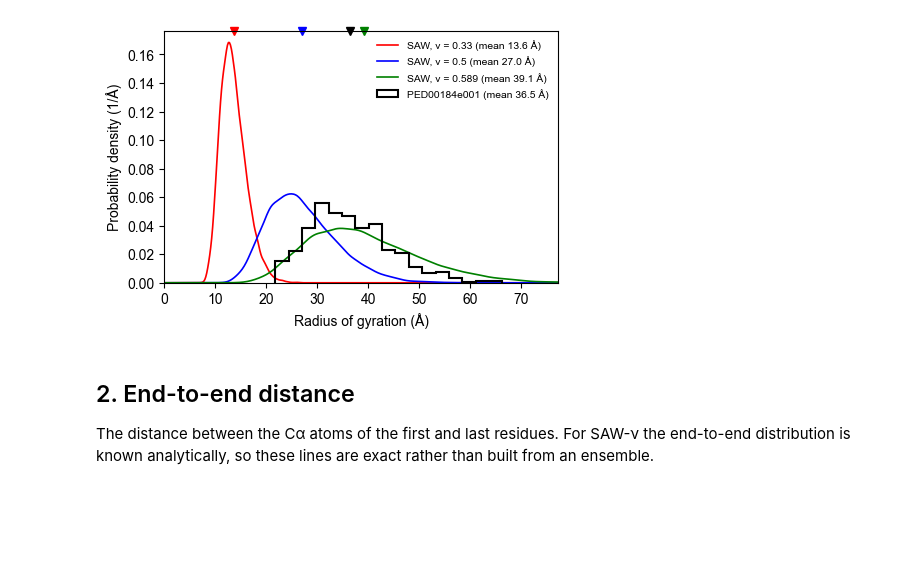
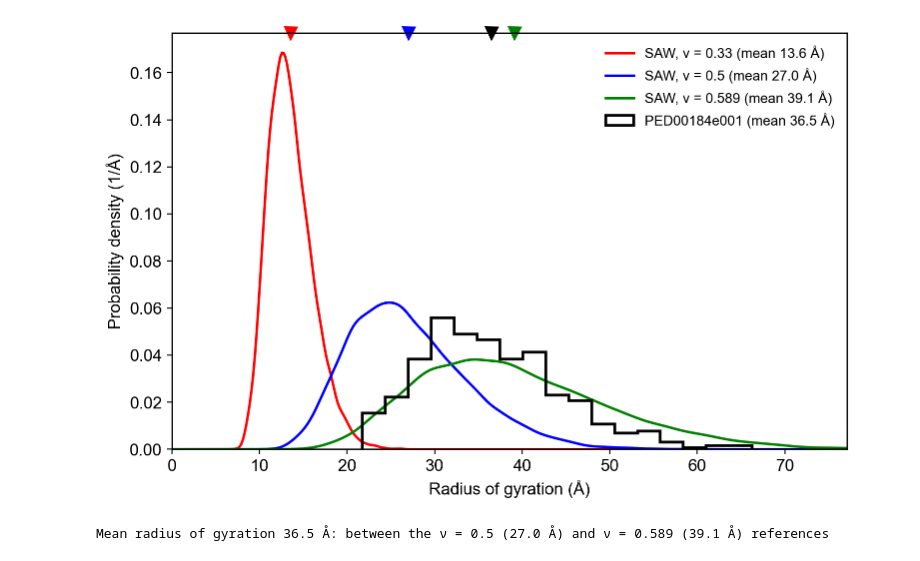
Before and after one commit to holehouse-lab/soursop, a Jupyter notebook: ped-resources/ped_ensemble_characterisation.ipynb, the cells around one changed output. Drawn from its saved outputs; the diff is of its cells as text; code cells hidden in the pictures; blank space fills up the shorter version.

```diff
--- a/ped-resources/ped_ensemble_characterisation.ipynb
+++ b/ped-resources/ped_ensemble_characterisation.ipynb
@@ -220,41 +776,6 @@ The black histogram is the PED ensemble. The coloured lines are length-matched S
 # %%
-def mark_mean(ax, value, colour):
-    """Mark a mean with a triangle along the top of an axis.
-
-    Parameters
-    ----------
-    ax : matplotlib.axes.Axes
-        The axis to mark.
-    value : float
-        The mean (in data units along x).
-    colour : str
-        Colour of the marker.
-    """
-    ax.plot(value, 1.0, "v", color=colour, ms=6, transform=ax.get_xaxis_transform(), clip_on=False)
-
-
-rg_mean = np.average(rg, weights=weights)
-upper = 1.05 * max(rg.max(), np.percentile(saw_rg[max(SAW_NUS)], 99.5))
-
-fig, ax = plt.subplots(figsize=(4.6, 3.1), constrained_layout=True)
-grid = np.linspace(0, upper, 400)
-for nu in SAW_NUS:
-    # a kernel density estimate gives a smooth curve from the sampled ensemble
-    ax.plot(grid, gaussian_kde(saw_rg[nu])(grid), color=SAW_COLOURS[nu], lw=1.2,
-            label=f"SAW, ν = {nu} (mean {saw_rg[nu].mean():.1f} Å)")
-    mark_mean(ax, saw_rg[nu].mean(), SAW_COLOURS[nu])
-ax.hist(rg, bins=np.histogram_bin_edges(rg, bins="auto"), weights=weights, density=True,
-        histtype="step", color="black", lw=1.5, label=f"{PED_ID} (mean {rg_mean:.1f} Å)")
-mark_mean(ax, rg_mean, "black")
-ax.set_xlim(0, upper)
-ax.set_ylim(bottom=0)
-ax.set_xlabel("Radius of gyration (Å)")
-ax.set_ylabel("Probability density (1/Å)")
-ax.legend(frameon=False, fontsize=7.5)
-finish(fig, "rg")
+# @title Plot the radius of gyration
+plot_radius_of_gyration(ensemble, references, save=SAVE_FIGURES)
 # %% [output]
-[figure, old version]
+[figure, new version]
+Mean radius of gyration 36.5 Å: between the ν = 0.5 (27.0 Å) and ν = 0.589 (39.1 Å) references
-# %% [markdown]
-## 2. End-to-end distance
-
-The distance between the Cα atoms of the first and last residues. For SAW-ν the end-to-end distribution is known analytically, so these lines are exact rather than built from an ensemble.
```
Also changed, not shown: parts of 38 cells of this notebook.
